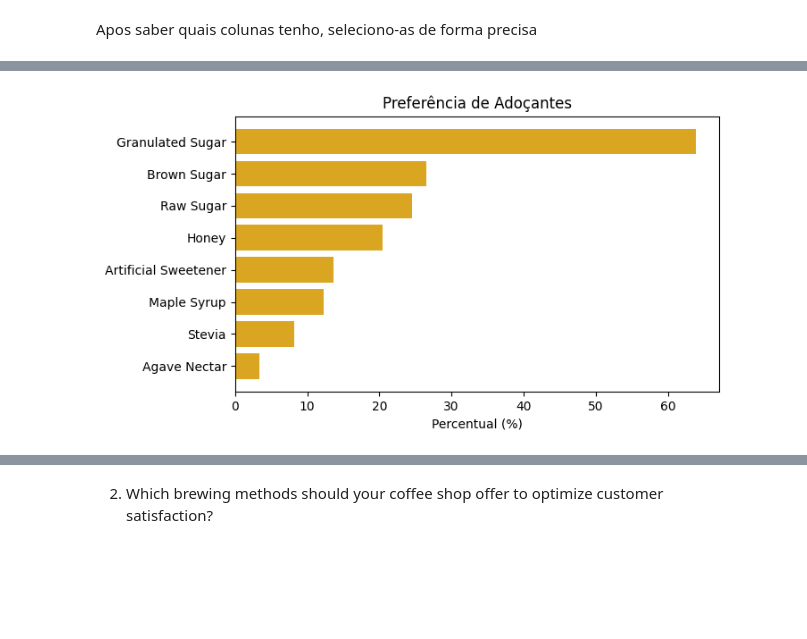
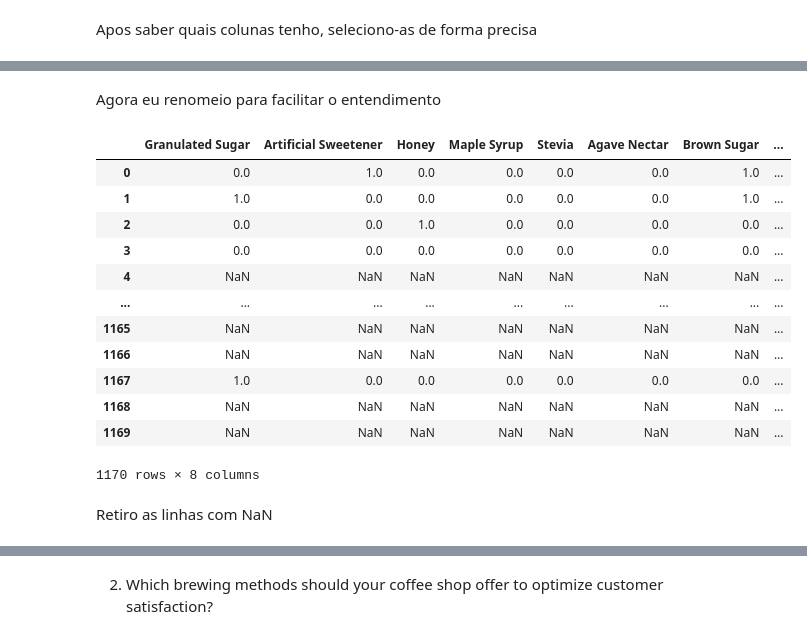
Before and after one commit to teubragaa/Ci-ncia-de-Dados-com-Python---EsCom-, a Jupyter notebook: A plant-Based Coffee Shop/analise_coffe.ipynb, the cells around one changed output, grey strips where cells are left out. Cells and saved outputs as stored; diff of their text form; code cells hidden in the pictures; blank space fills up the shorter version.

```diff
--- a/A plant-Based Coffee Shop/analise_coffe.ipynb
+++ b/A plant-Based Coffee Shop/analise_coffe.ipynb
@@ -292,8 +272,32 @@ sweetener_prefs = (sweeteners.mean() * 100).sort_values()
-# %%
-plt.figure(figsize=(7, 4))
-plt.barh(sweetener_prefs.index, sweetener_prefs, color='goldenrod')
-plt.xlabel("Percentual (%)")
-plt.title("Preferência de Adoçantes")
-plt.show()
-# %% [output]
-[figure, removed]
+# %% [markdown]
+Agora eu renomeio para facilitar o entendimento
+# %%
+sweetener_columns_map = {
+    'What kind of sugar or sweetener? (Granulated Sugar)' : 'Granulated Sugar' ,
+    'What kind of sugar or sweetener? (Artificial Sweetener)' : 'Artificial Sweetener',
+    'What kind of sugar or sweetener? (Honey)' : 'Honey',
+    'What kind of sugar or sweetener? (Maple Syrup)' : 'Maple Syrup',
+    'What kind of sugar or sweetener? (Stevia)' : 'Stevia',
+    'What kind of sugar or sweetener? (Agave Nectar)' : 'Agave Nectar',
+    'What kind of sugar or sweetener? (Brown Sugar)' : 'Brown Sugar',
+    'What kind of sugar or sweetener? (Raw Sugar)' : 'Raw Sugar',
+}
+
+sweeteners = sweeteners.rename(columns=sweetener_columns_map)
+sweeteners
+# %% [output]
+|  | Granulated Sugar | Artificial Sweetener | Honey | Maple Syrup | Stevia | Agave Nectar | Brown Sugar | ... |
+| 0 | 0.0 | 1.0 | 0.0 | 0.0 | 0.0 | 0.0 | 1.0 | ... |
+| 1 | 1.0 | 0.0 | 0.0 | 0.0 | 0.0 | 0.0 | 1.0 | ... |
+| 2 | 0.0 | 0.0 | 1.0 | 0.0 | 0.0 | 0.0 | 0.0 | ... |
+| 3 | 0.0 | 0.0 | 0.0 | 0.0 | 0.0 | 0.0 | 0.0 | ... |
+| 4 | NaN | NaN | NaN | NaN | NaN | NaN | NaN | ... |
+| ... | ... | ... | ... | ... | ... | ... | ... | ... |
+| 1165 | NaN | NaN | NaN | NaN | NaN | NaN | NaN | ... |
+| 1166 | NaN | NaN | NaN | NaN | NaN | NaN | NaN | ... |
+| 1167 | 1.0 | 0.0 | 0.0 | 0.0 | 0.0 | 0.0 | 0.0 | ... |
+| 1168 | NaN | NaN | NaN | NaN | NaN | NaN | NaN | ... |
+| 1169 | NaN | NaN | NaN | NaN | NaN | NaN | NaN | ... |
+1170 rows × 8 columns
+# %% [markdown]
+Retiro as linhas com NaN
```
Also changed, not shown: parts of 18 cells of this notebook.
